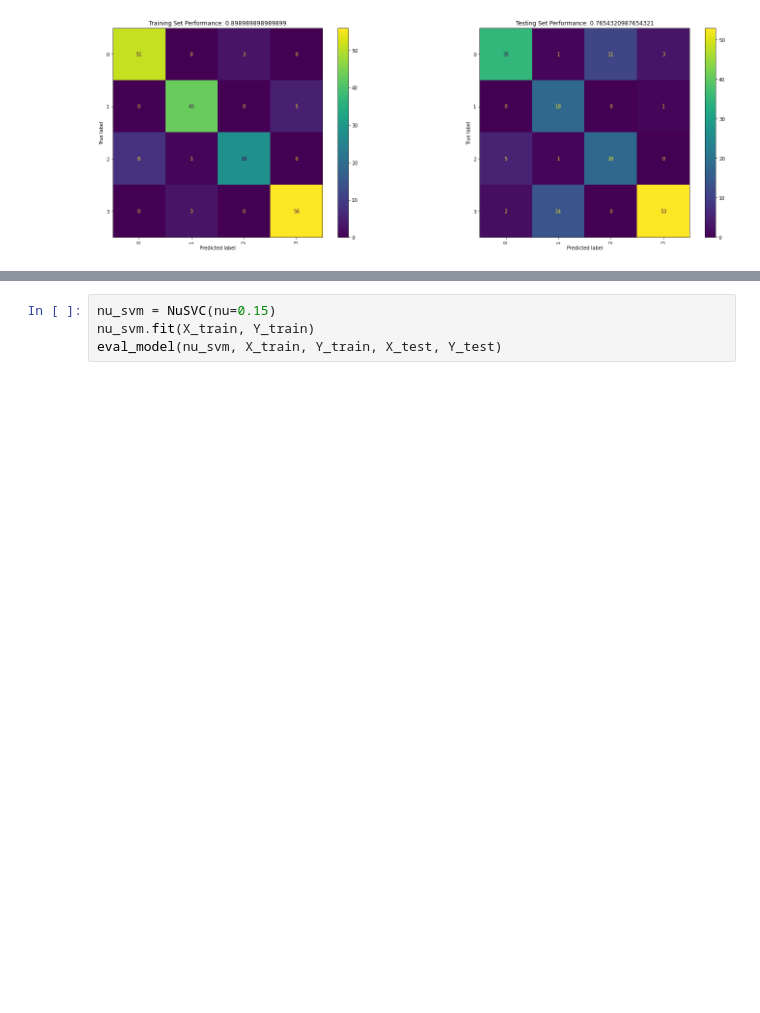
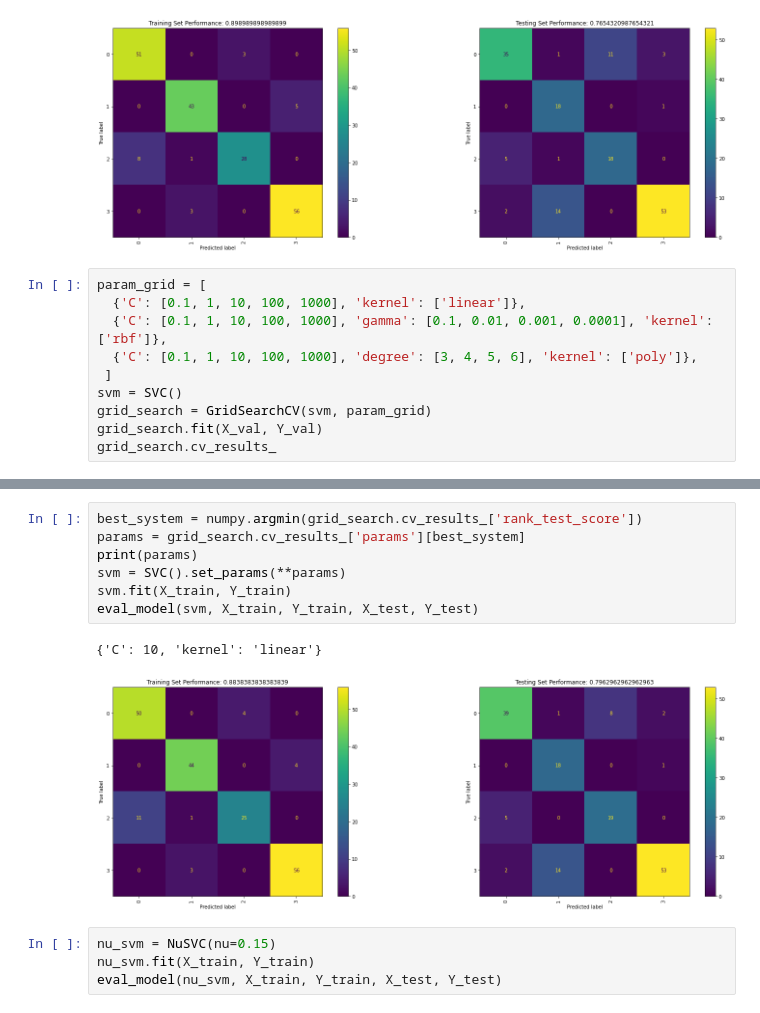
Before and after one commit to Sunthas515/420-1, a Jupyter notebook: Assessment 1A/Question2.ipynb, the cells around one changed output, grey strips where cells are left out. Cells and saved outputs as stored; diff of their text form; blank space fills up the shorter version.

```diff
--- a/Assessment 1A/Question2.ipynb
+++ b/Assessment 1A/Question2.ipynb
@@ -117,3 +115,13 @@ svm.fit(X_train, Y_train)
 eval_model(svm, X_train, Y_train, X_test, Y_test)
 # %% [output]
 [figure]
+# %%
+param_grid = [
+  {'C': [0.1, 1, 10, 100, 1000], 'kernel': ['linear']},
+  {'C': [0.1, 1, 10, 100, 1000], 'gamma': [0.1, 0.01, 0.001, 0.0001], 'kernel': ['rbf']},
+  {'C': [0.1, 1, 10, 100, 1000], 'degree': [3, 4, 5, 6], 'kernel': ['poly']},
+ ]
+svm = SVC()
+grid_search = GridSearchCV(svm, param_grid)
+grid_search.fit(X_val, Y_val)
+grid_search.cv_results_
@@ -120,3 +146,13 @@ eval_model(svm, X_train, Y_train, X_test, Y_test)
+# %%
+best_system = numpy.argmin(grid_search.cv_results_['rank_test_score'])
+params = grid_search.cv_results_['params'][best_system]
+print(params)
+svm = SVC().set_params(**params)
+svm.fit(X_train, Y_train)
+eval_model(svm, X_train, Y_train, X_test, Y_test)
+# %% [output]
+{'C': 10, 'kernel': 'linear'}
+[figure, added]
 # %%
 nu_svm = NuSVC(nu=0.15)
 nu_svm.fit(X_train, Y_train)
```
Also changed, not shown: parts of 5 cells of this notebook.
